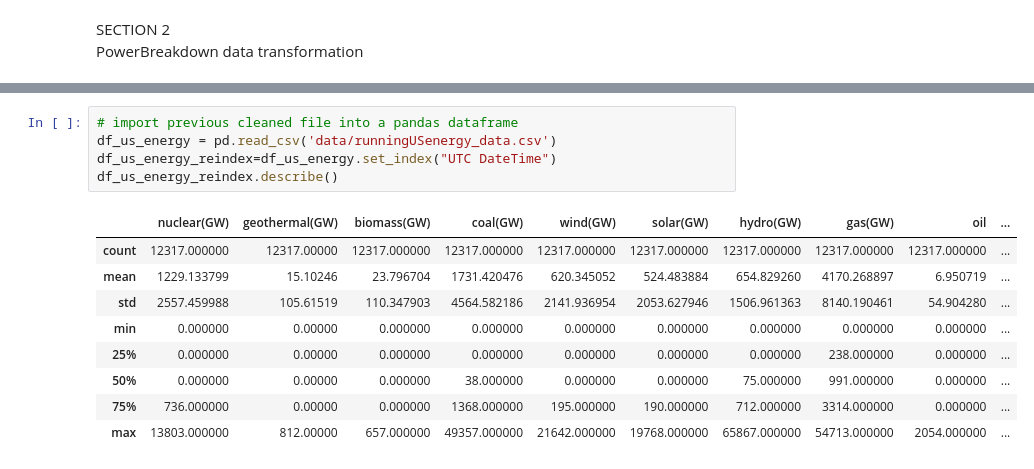
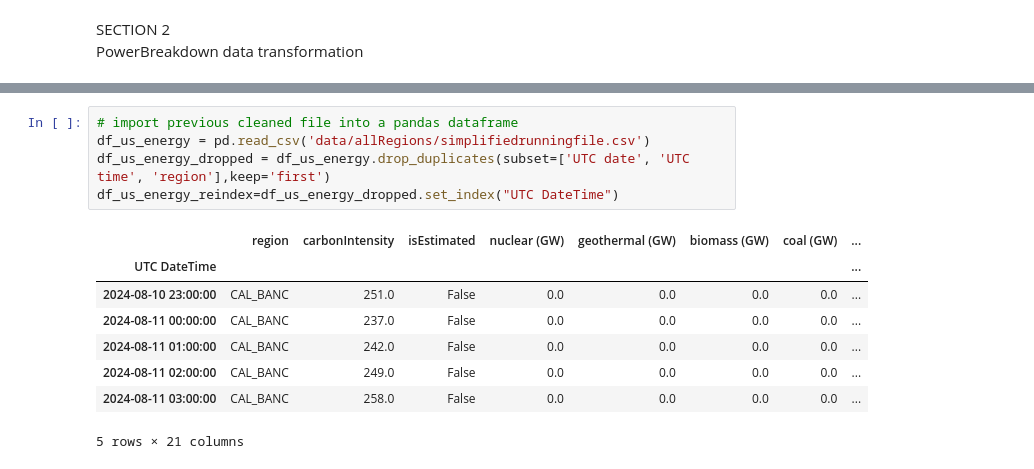
Before and after one commit to BlufferMK/UnitedStatesEnergyData, a Jupyter notebook: Elec_Generation_US.ipynb, the cells around one changed output, grey strips where cells are left out. Saved outputs shown, nothing was run; the diff lists cells and outputs as text.

```diff
--- a/Elec_Generation_US.ipynb
+++ b/Elec_Generation_US.ipynb
@@ -316,15 +216,14 @@ df_power_and_carbon.head()
 # %%
 # import previous cleaned file into a pandas dataframe
-df_us_energy = pd.read_csv('data/runningUSenergy_data.csv')
-df_us_energy_reindex=df_us_energy.set_index("UTC DateTime")
-df_us_energy_reindex.describe()
+df_us_energy = pd.read_csv('data/allRegions/simplifiedrunningfile.csv')
+df_us_energy_dropped = df_us_energy.drop_duplicates(subset=['UTC date', 'UTC time', 'region'],keep='first')
+df_us_energy_reindex=df_us_energy_dropped.set_index("UTC DateTime")
 # %% [output]
-|  | nuclear(GW) | geothermal(GW) | biomass(GW) | coal(GW) | wind(GW) | solar(GW) | hydro(GW) | gas(GW) | oil | ... |
-| count | 12317.000000 | 12317.00000 | 12317.000000 | 12317.000000 | 12317.000000 | 12317.000000 | 12317.000000 | 12317.000000 | 12317.000000 | ... |
-| mean | 1229.133799 | 15.10246 | 23.796704 | 1731.420476 | 620.345052 | 524.483884 | 654.829260 | 4170.268897 | 6.950719 | ... |
-| std | 2557.459988 | 105.61519 | 110.347903 | 4564.582186 | 2141.936954 | 2053.627946 | 1506.961363 | 8140.190461 | 54.904280 | ... |
-| min | 0.000000 | 0.00000 | 0.000000 | 0.000000 | 0.000000 | 0.000000 | 0.000000 | 0.000000 | 0.000000 | ... |
-| 25% | 0.000000 | 0.00000 | 0.000000 | 0.000000 | 0.000000 | 0.000000 | 0.000000 | 238.000000 | 0.000000 | ... |
-| 50% | 0.000000 | 0.00000 | 0.000000 | 38.000000 | 0.000000 | 0.000000 | 75.000000 | 991.000000 | 0.000000 | ... |
-| 75% | 736.000000 | 0.00000 | 0.000000 | 1368.000000 | 195.000000 | 190.000000 | 712.000000 | 3314.000000 | 0.000000 | ... |
-| max | 13803.000000 | 812.00000 | 657.000000 | 49357.000000 | 21642.000000 | 19768.000000 | 65867.000000 | 54713.000000 | 2054.000000 | ... |
+|  | region | carbonIntensity | isEstimated | nuclear (GW) | geothermal (GW) | biomass (GW) | coal (GW) | ... |
+| UTC DateTime |  |  |  |  |  |  |  | ... |
+| 2024-08-10 23:00:00 | CAL_BANC | 251.0 | False | 0.0 | 0.0 | 0.0 | 0.0 | ... |
+| 2024-08-11 00:00:00 | CAL_BANC | 237.0 | False | 0.0 | 0.0 | 0.0 | 0.0 | ... |
+| 2024-08-11 01:00:00 | CAL_BANC | 242.0 | False | 0.0 | 0.0 | 0.0 | 0.0 | ... |
+| 2024-08-11 02:00:00 | CAL_BANC | 249.0 | False | 0.0 | 0.0 | 0.0 | 0.0 | ... |
+| 2024-08-11 03:00:00 | CAL_BANC | 258.0 | False | 0.0 | 0.0 | 0.0 | 0.0 | ... |
+5 rows × 21 columns
```
Also changed, not shown: parts of 30 cells of this notebook, 46 other files.
